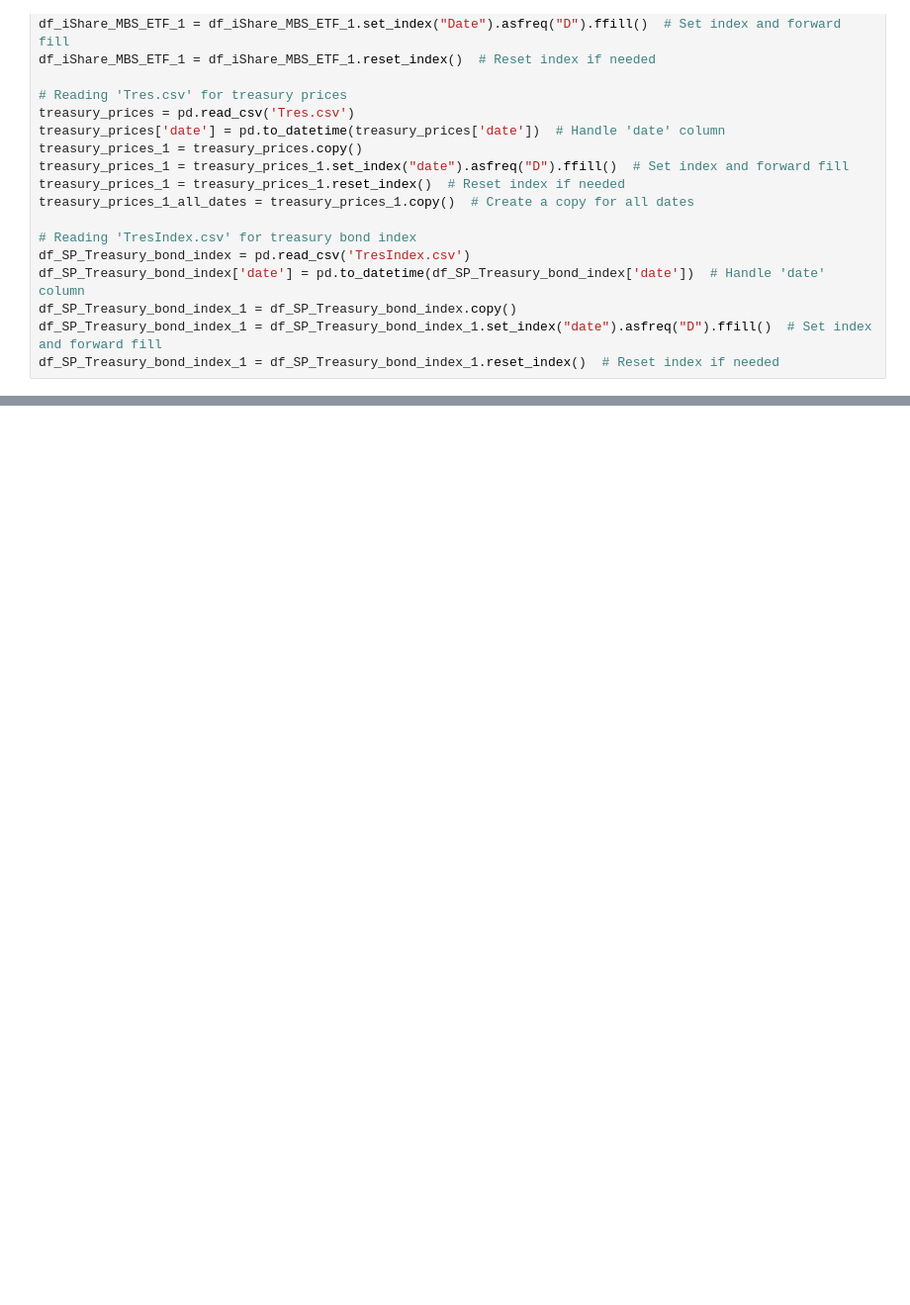
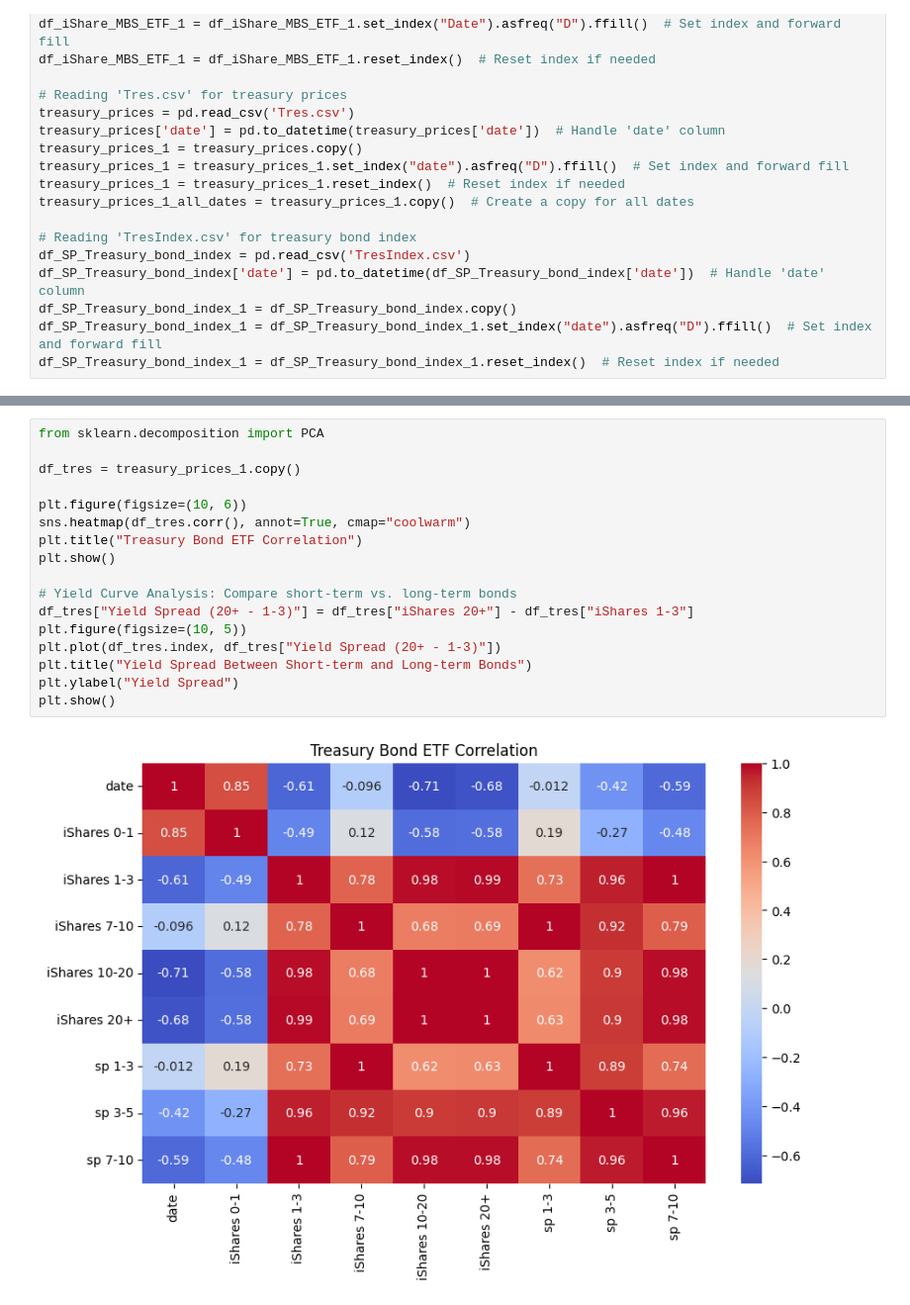
Before and after one commit to xitaram/Final_Project_P2, a Jupyter notebook: src/5.Table1.ipynb, the cells around one changed output, grey strips where cells are left out. Shown: that part at 99% size. Cells and saved outputs as stored; diff of their text form; blank space fills up the shorter version.

Commit message:
Added analysis

```diff
--- a/src/5.Table1.ipynb
+++ b/src/5.Table1.ipynb
@@ -48,0 +111,19 @@ df_SP_Treasury_bond_index_1 = df_SP_Treasury_bond_index_1.reset_index()  # Reset
+# %%
+from sklearn.decomposition import PCA
+
+df_tres = treasury_prices_1.copy()
+
+plt.figure(figsize=(10, 6))
+sns.heatmap(df_tres.corr(), annot=True, cmap="coolwarm")
+plt.title("Treasury Bond ETF Correlation")
+plt.show()
+
+# Yield Curve Analysis: Compare short-term vs. long-term bonds
+df_tres["Yield Spread (20+ - 1-3)"] = df_tres["iShares 20+"] - df_tres["iShares 1-3"]
+plt.figure(figsize=(10, 5))
+plt.plot(df_tres.index, df_tres["Yield Spread (20+ - 1-3)"])
+plt.title("Yield Spread Between Short-term and Long-term Bonds")
+plt.ylabel("Yield Spread")
+plt.show()
+# %% [output]
+[figure, added]
```
Also changed, not shown: parts of 11 cells of this notebook.
